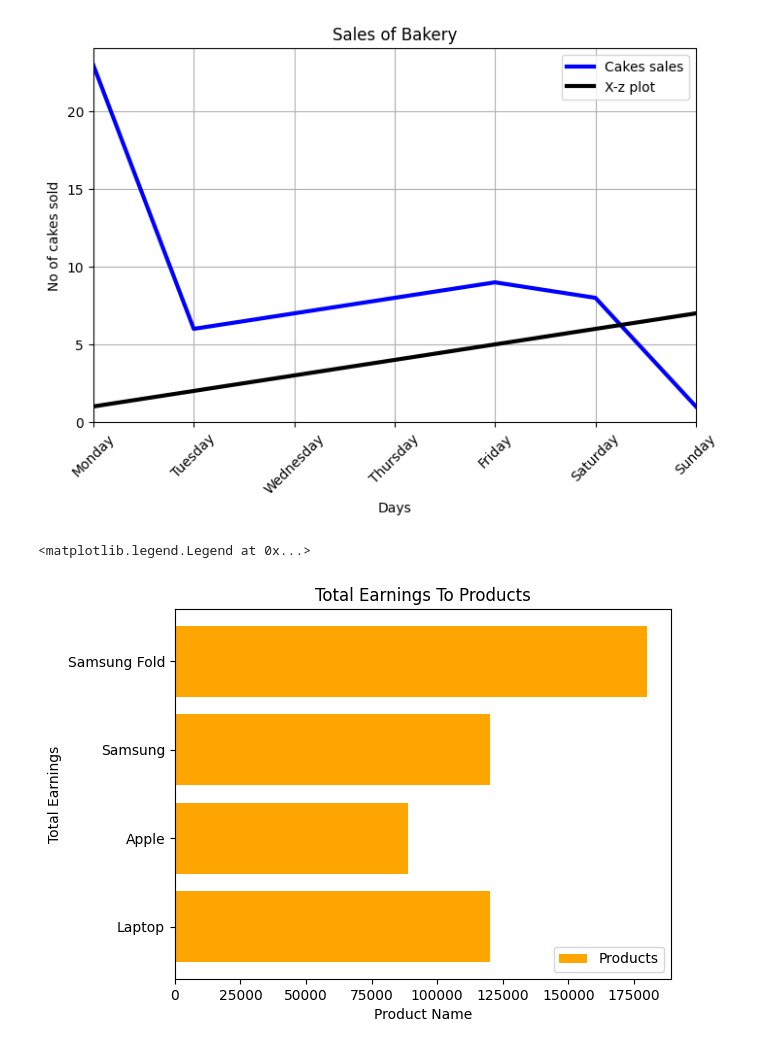
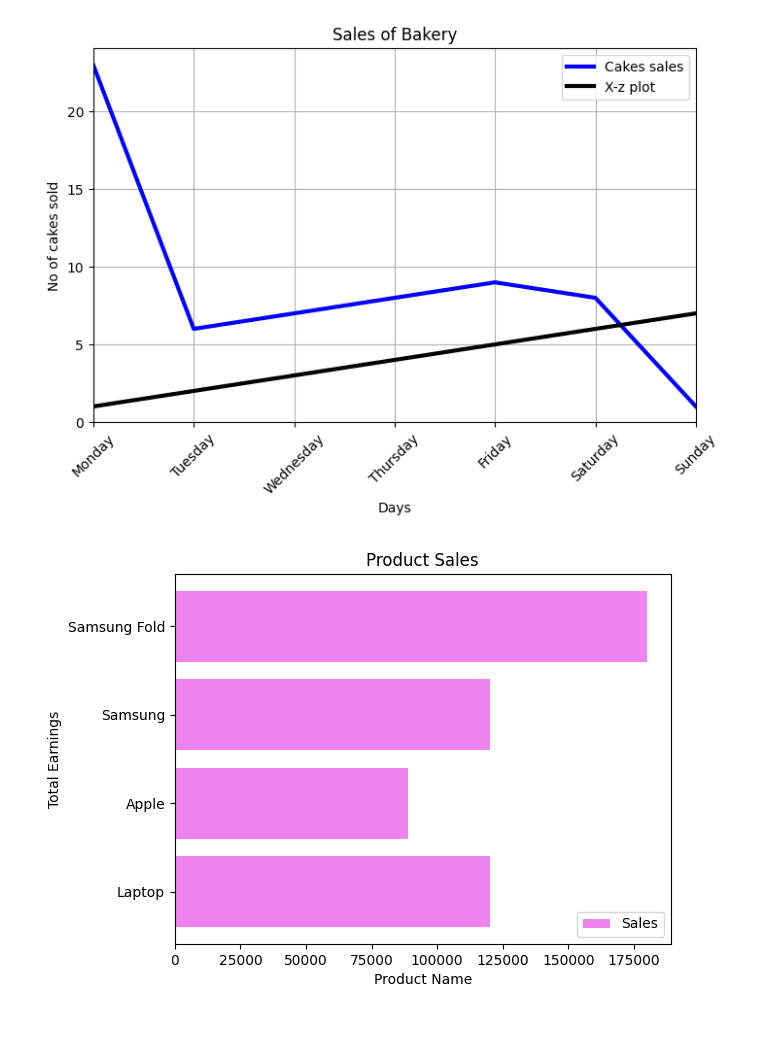
Before and after one commit to sky-shiva/data_viz, a Jupyter notebook: phase0.ipynb, the cells around one changed output. Saved outputs shown, nothing was run; the diff lists cells and outputs as text; code cells hidden in the pictures.

```diff
--- a/phase0.ipynb
+++ b/phase0.ipynb
@@ -35,13 +35,14 @@ plt.grid()
 # %%
 # sales data
 product=['Laptop','Apple','Samsung','Samsung Fold']
 earned=[120000,89000,120000,180000]
 
-plt.barh(product,earned,color='orange',label='Products')
+plt.barh(product,earned,color='violet',label='Sales')
 plt.xlabel('Product Name')
 plt.ylabel('Total Earnings')
-plt.title('Total Earnings To Products')
+plt.title('Product Sales')
 plt.legend()
+
+plt.show()
 # %% [output]
-<matplotlib.legend.Legend at 0x...>
-[figure, old version]
+[figure, new version]
```
Also changed, not shown: parts of 2 cells of this notebook.
